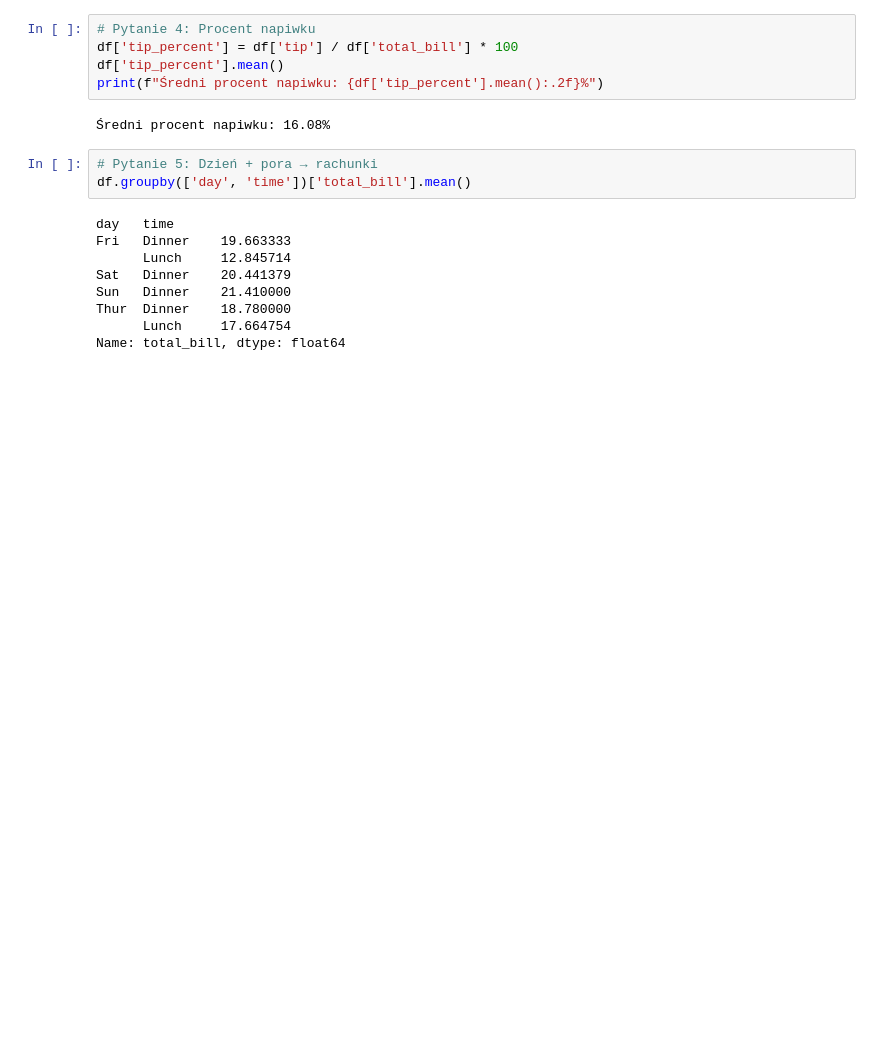
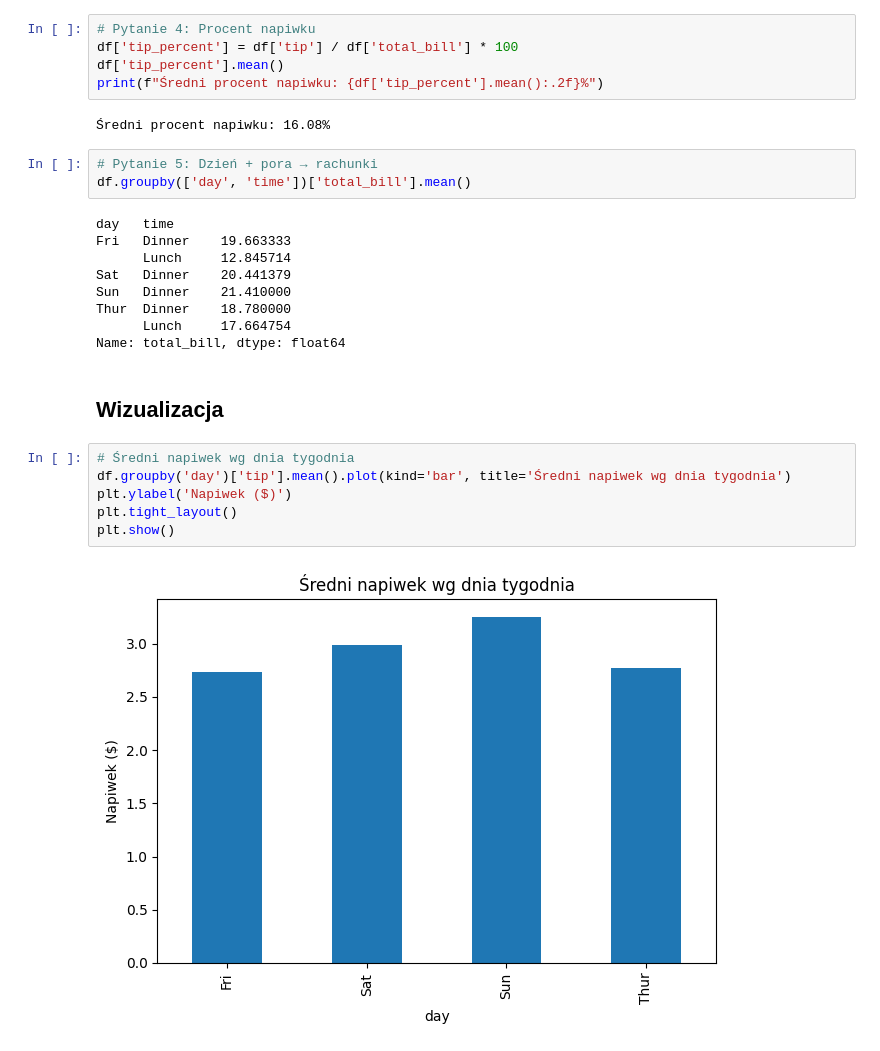
Before and after one commit to Ziutix/python2-lab, a Jupyter notebook: lab02_eksploracjaA.ipynb, the cells around one changed output. Saved outputs shown, nothing was run; the diff lists cells and outputs as text; blank space fills up the shorter version.

```diff
--- a/lab02_eksploracjaA.ipynb
+++ b/lab02_eksploracjaA.ipynb
@@ -148,3 +150,13 @@ Sun   Dinner    21.410000
 Thur  Dinner    18.780000
       Lunch     17.664754
 Name: total_bill, dtype: float64
+# %% [markdown]
+## Wizualizacja
+# %%
+# Średni napiwek wg dnia tygodnia
+df.groupby('day')['tip'].mean().plot(kind='bar', title='Średni napiwek wg dnia tygodnia')
+plt.ylabel('Napiwek ($)')
+plt.tight_layout()
+plt.show()
+# %% [output]
+[figure, added]
```
Also changed, not shown: parts of 2 cells of this notebook.
